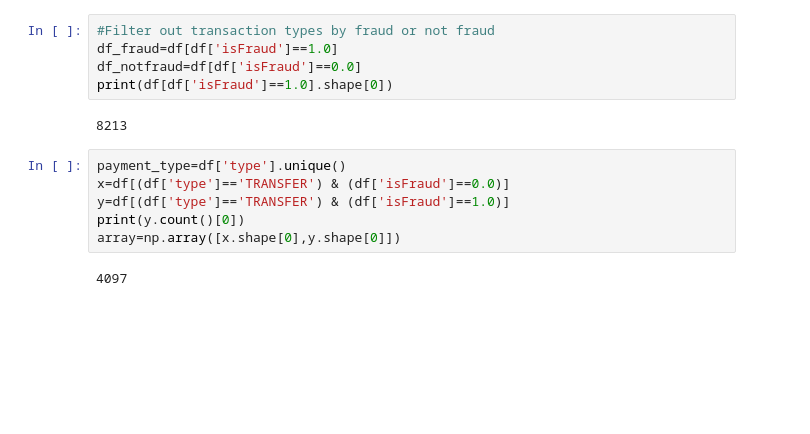
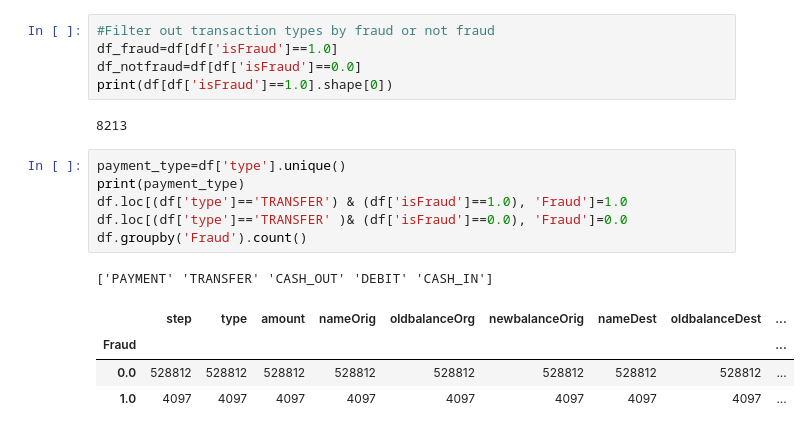
Before and after one commit to ankur2392roy/Online-fraud, a Jupyter notebook: Online_fraud.ipynb, the cells around one changed output. Saved outputs shown, nothing was run; the diff lists cells and outputs as text; blank space fills up the shorter version.

```diff
--- a/Online_fraud.ipynb
+++ b/Online_fraud.ipynb
@@ -26,11 +26,15 @@ df_notfraud=df[df['isFraud']==0.0]
 print(df[df['isFraud']==1.0].shape[0])
 # %% [output]
 8213
-# %%
-payment_type=df['type'].unique()
-x=df[(df['type']=='TRANSFER') & (df['isFraud']==0.0)]
-y=df[(df['type']=='TRANSFER') & (df['isFraud']==1.0)]
-print(y.count()[0])
-array=np.array([x.shape[0],y.shape[0]])
-# %% [output]
-4097
+# %%
+payment_type=df['type'].unique()
+print(payment_type)
+df.loc[(df['type']=='TRANSFER') & (df['isFraud']==1.0), 'Fraud']=1.0
+df.loc[(df['type']=='TRANSFER' )& (df['isFraud']==0.0), 'Fraud']=0.0
+df.groupby('Fraud').count()
+# %% [output]
+['PAYMENT' 'TRANSFER' 'CASH_OUT' 'DEBIT' 'CASH_IN']
+|  | step | type | amount | nameOrig | oldbalanceOrg | newbalanceOrig | nameDest | oldbalanceDest | ... |
+| Fraud |  |  |  |  |  |  |  |  | ... |
+| 0.0 | 528812 | 528812 | 528812 | 528812 | 528812 | 528812 | 528812 | 528812 | ... |
+| 1.0 | 4097 | 4097 | 4097 | 4097 | 4097 | 4097 | 4097 | 4097 | ... |
```
Also changed, not shown: parts of 1 cell of this notebook.
